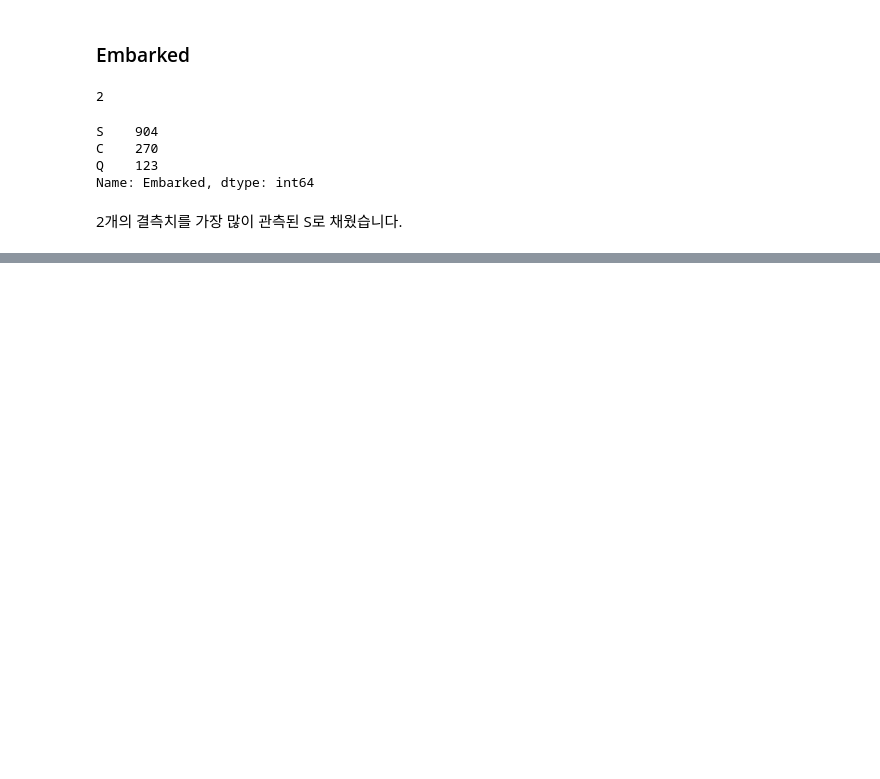
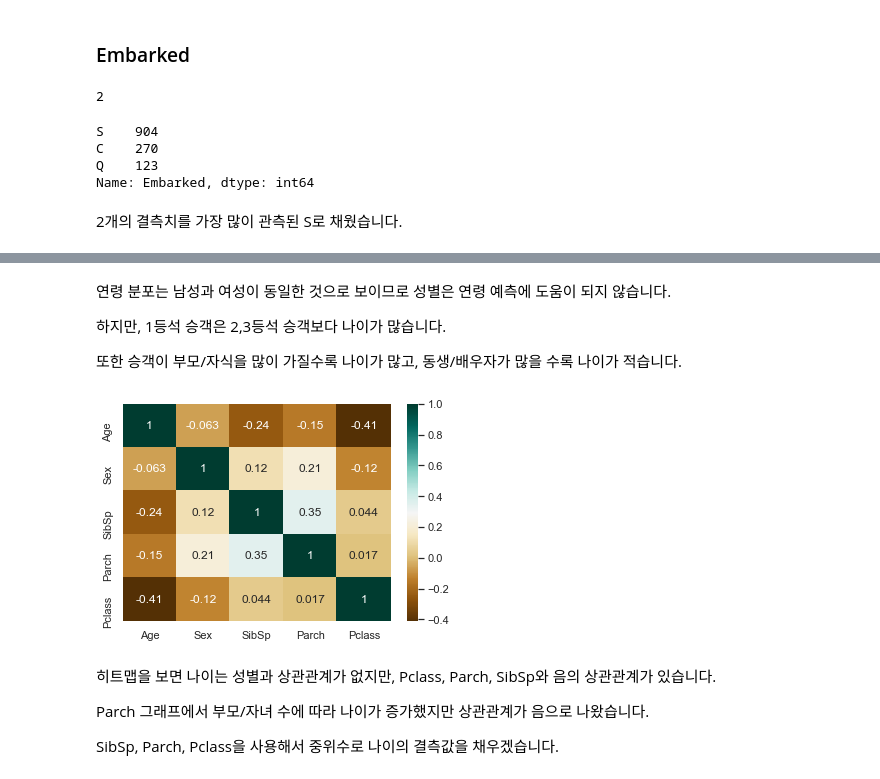
Before and after one commit to Haebuk/kagglestudy, a Jupyter notebook: Titanic competition/titanic_3_유재성.ipynb, the cells around one changed output, grey strips where cells are left out. Drawn from its saved outputs; the diff is of its cells as text; code cells hidden in the pictures; blank space fills up the shorter version.

```diff
--- a/Titanic competition/titanic_3_유재성.ipynb
+++ b/Titanic competition/titanic_3_유재성.ipynb
@@ -335,0 +372,18 @@ g = g.set_ylabels('Survival probabilty')
+# %% [markdown]
+연령 분포는 남성과 여성이 동일한 것으로 보이므로 성별은 연령 예측에 도움이 되지 않습니다.
+
+하지만, 1등석 승객은 2,3등석 승객보다 나이가 많습니다.
+
+또한 승객이 부모/자식을 많이 가질수록 나이가 많고, 동생/배우자가 많을 수록 나이가 적습니다.
+# %%
+dataset['Sex'] = dataset['Sex'].map({'male': 0,'female': 1})
+# %%
+g = sns.heatmap(dataset[['Age', 'Sex', 'SibSp', 'Parch', 'Pclass']].corr(), cmap='BrBG', annot=True)
+# %% [output]
+[figure, added]
+# %% [markdown]
+히트맵을 보면 나이는 성별과 상관관계가 없지만, Pclass, Parch, SibSp와 음의 상관관계가 있습니다.
+
+Parch 그래프에서 부모/자녀 수에 따라 나이가 증가했지만 상관관계가 음으로 나왔습니다.
+
+SibSp, Parch, Pclass을 사용해서 중위수로 나이의 결측값을 채우겠습니다.
```
Also changed, not shown: parts of 59 cells of this notebook.
